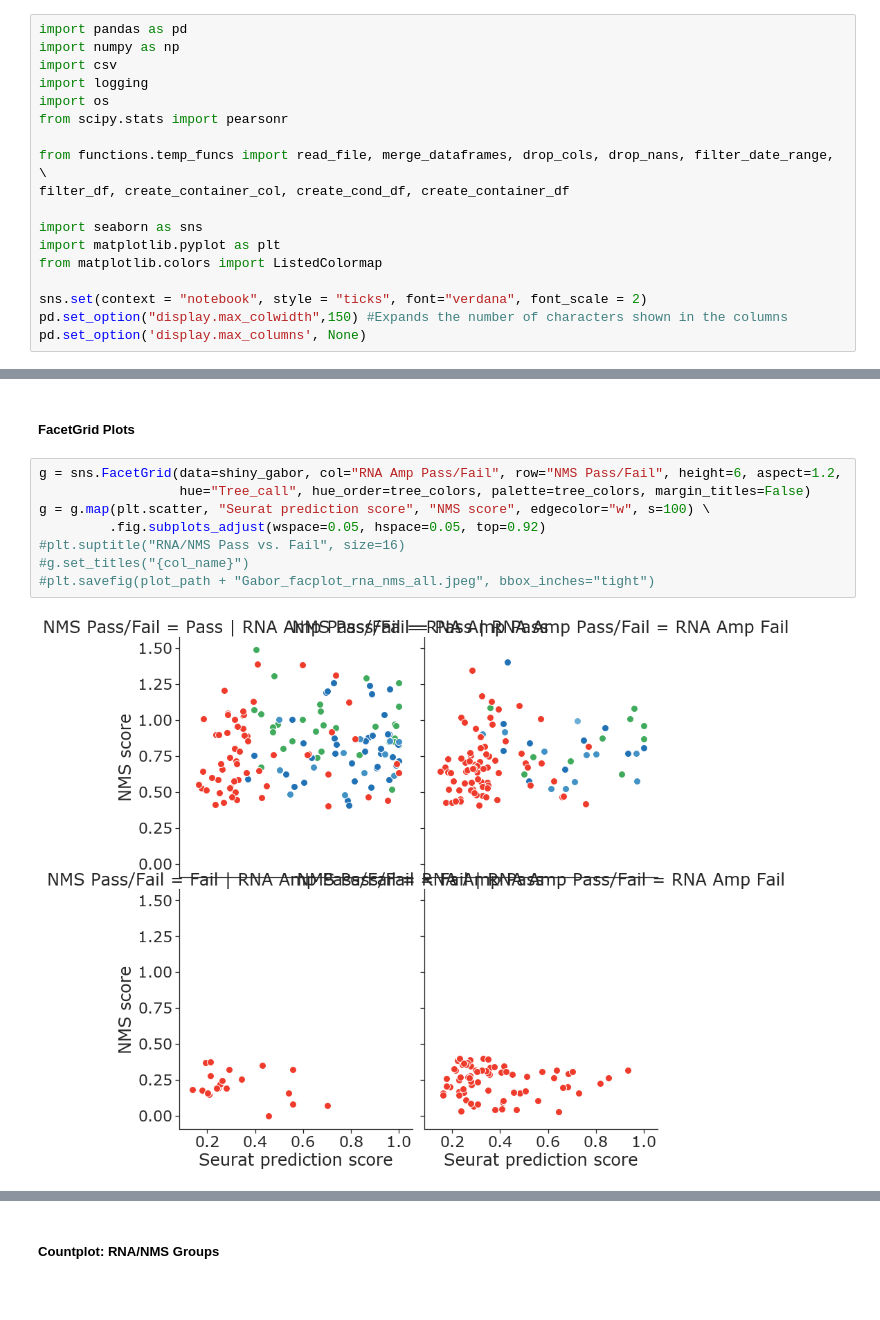
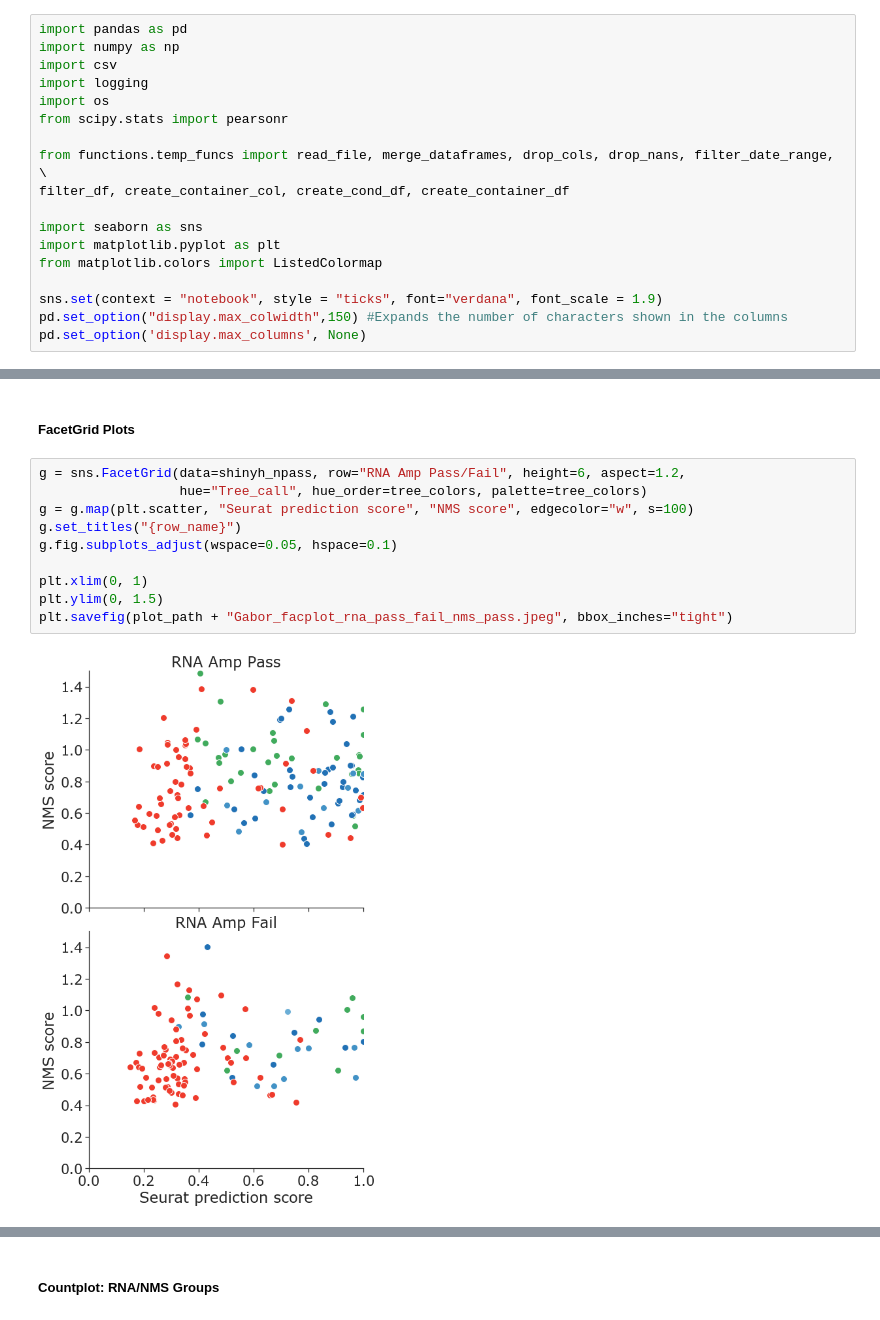
Before and after one commit to ramr24/Personal, a Jupyter notebook: analysis_scripts/rna_amp_human_analysis_gabor.ipynb, the cells around one changed output, grey strips where cells are left out. Cells and saved outputs as stored; diff of their text form.

Commit message:
updated the plots with right sizing

```diff
--- a/analysis_scripts/rna_amp_human_analysis_gabor.ipynb
+++ b/analysis_scripts/rna_amp_human_analysis_gabor.ipynb
@@ -17,7 +17,7 @@ import seaborn as sns
 import matplotlib.pyplot as plt
 from matplotlib.colors import ListedColormap
 
-sns.set(context = "notebook", style = "ticks", font="verdana", font_scale = 2)
+sns.set(context = "notebook", style = "ticks", font="verdana", font_scale = 1.9)
 pd.set_option("display.max_colwidth",150) #Expands the number of characters shown in the columns
 pd.set_option('display.max_columns', None)
 # %% [markdown]
@@ -136,13 +151,15 @@ tree_colors={"Core": "#41ab5d", "I1": "#2171b5", "I2": "#4292c6", "I3": "#6baed6
 # %% [markdown]
 ##### FacetGrid Plots
 # %%
-g = sns.FacetGrid(data=shiny_gabor, col="RNA Amp Pass/Fail", row="NMS Pass/Fail", height=6, aspect=1.2,
-                  hue="Tree_call", hue_order=tree_colors, palette=tree_colors, margin_titles=False)
-g = g.map(plt.scatter, "Seurat prediction score", "NMS score", edgecolor="w", s=100) \
-         .fig.subplots_adjust(wspace=0.05, hspace=0.05, top=0.92)
-#plt.suptitle("RNA/NMS Pass vs. Fail", size=16)
-#g.set_titles("{col_name}")
-#plt.savefig(plot_path + "Gabor_facplot_rna_nms_all.jpeg", bbox_inches="tight")
+g = sns.FacetGrid(data=shinyh_npass, row="RNA Amp Pass/Fail", height=6, aspect=1.2,
+                  hue="Tree_call", hue_order=tree_colors, palette=tree_colors)
+g = g.map(plt.scatter, "Seurat prediction score", "NMS score", edgecolor="w", s=100)
+g.set_titles("{row_name}")
+g.fig.subplots_adjust(wspace=0.05, hspace=0.1)
+
+plt.xlim(0, 1)
+plt.ylim(0, 1.5)
+plt.savefig(plot_path + "Gabor_facplot_rna_pass_fail_nms_pass.jpeg", bbox_inches="tight")
 # %% [output]
-[figure, old version]
+[figure, new version]
 # %%
```
Also changed, not shown: parts of 16 cells of this notebook, 13 other files.
